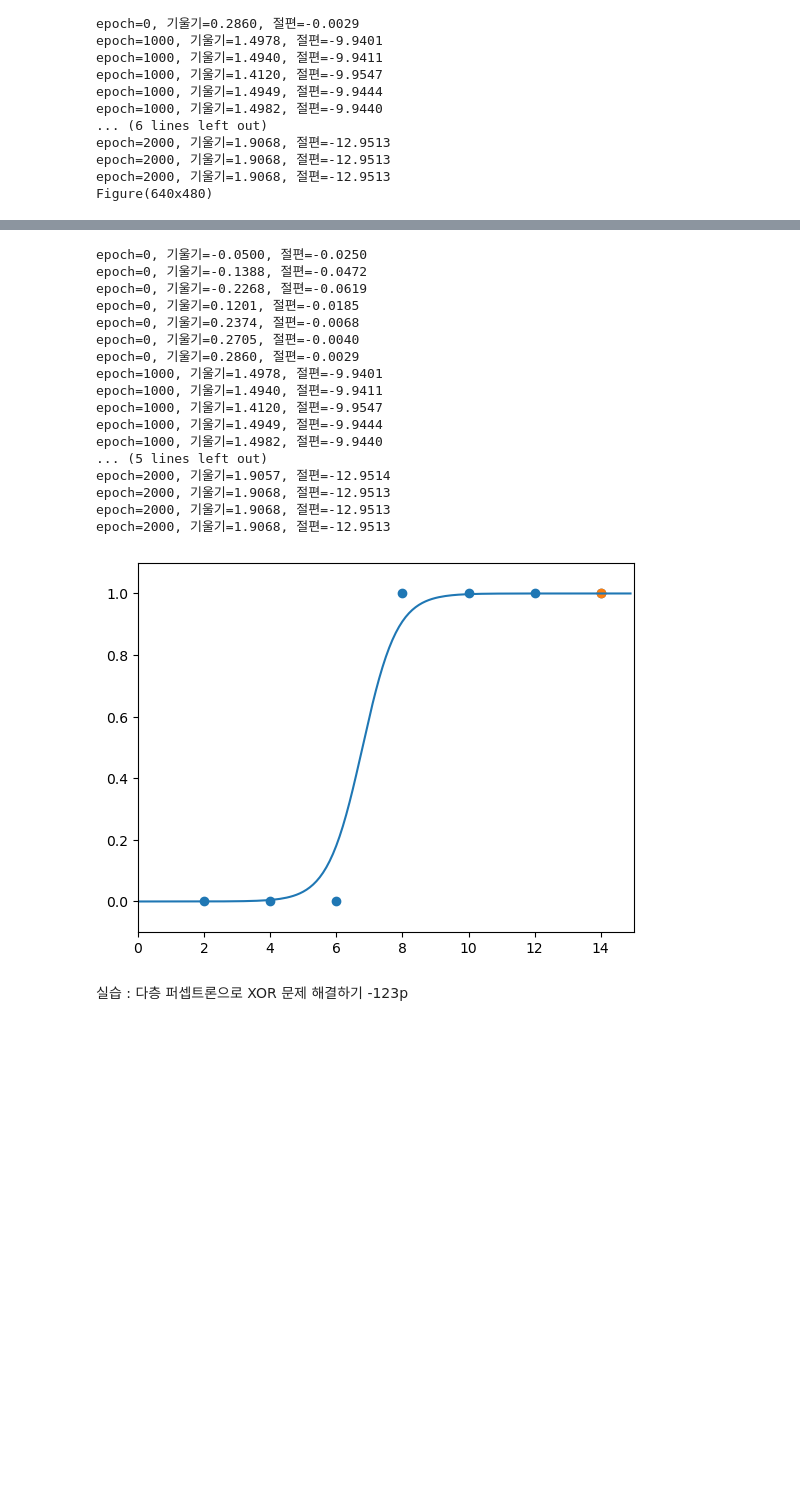
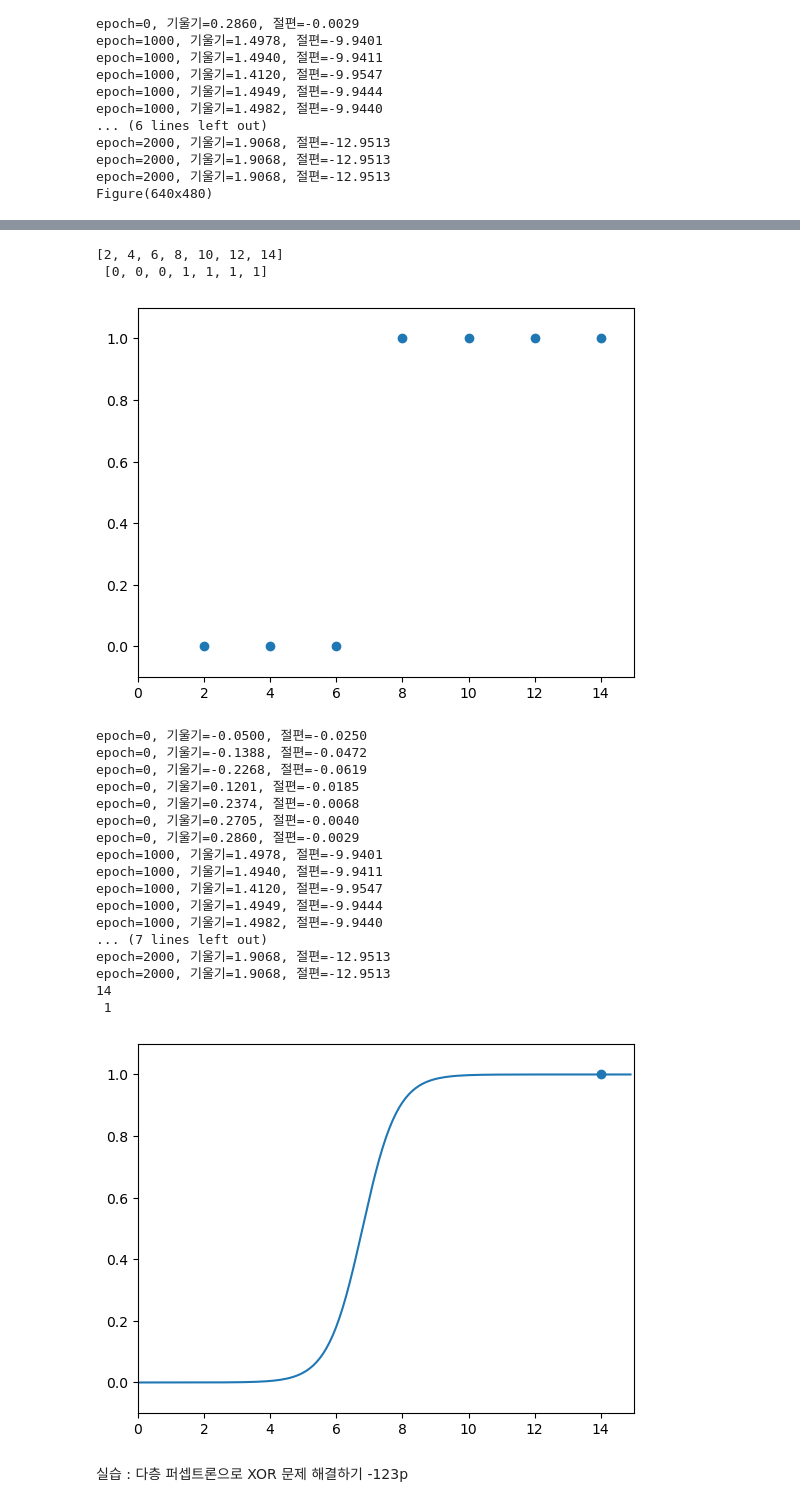
Before and after one commit to Dong-geon24/ROCKY, a Jupyter notebook: Deeplearning/과제/모두의딥러닝_과제.ipynb, the cells around one changed output, grey strips where cells are left out. Cells and saved outputs as stored; diff of their text form; code cells hidden in the pictures; blank space fills up the shorter version.

```diff
--- a/Deeplearning/과제/모두의딥러닝_과제.ipynb
+++ b/Deeplearning/과제/모두의딥러닝_과제.ipynb
@@ -104,7 +107,8 @@ MSE 최종값: 11.0
 import numpy as np
 
 #가상의 기울기 a와 y 절편 b
-fake_a_b=[3,76]
+# fake_a_b=[3,76]
+fake_a_b = [2.798,76]
 
 # x 값과 y값
 data = [[2, 81], [4, 93], [6, 91], [8, 97]]
@@ -407,10 +439,12 @@ data = [[2, 0], [4, 0], [6, 0], [8, 1], [10, 1], [12, 1], [14, 1]]
 x_data = [i[0] for i in data]
 y_data = [i[1] for i in data]
 
+print(x_data,'\n',y_data)
 #그래프로 나타내 봅니다.
 plt.scatter(x_data, y_data)
 plt.xlim(0, 15)
 plt.ylim(-.1, 1.1)
+plt.show()
 
 
 # In[4]:
@@ -418,55 +452,56 @@ plt.ylim(-.1, 1.1)
 
 # 기울기 a와 절편 b의 값을 초기화 합니다.
 a = 0
 b = 0
 
 #학습률을 정합니다.
 lr = 0.05
 
 #시그모이드 함수를 정의합니다.
 def sigmoid(x):
     return 1 / (1 + np.e ** (-x))
 
 #경사 하강법을 실행합니다.
 for i in range(2001):
     for x_data, y_data in data:
         a_diff = x_data*(sigmoid(a*x_data + b) - y_data)
         b_diff = sigmoid(a*x_data + b) - y_data
         a = a - lr * a_diff
         b = b - lr * b_diff
         if i % 1000 == 0:    # 1000번 반복될 때마다 각 x_data값에 대한 현재의 a값, b값을 출력합니다.
             print("epoch=%.f, 기울기=%.04f, 절편=%.04f" % (i, a, b))
 
-
-# In[6]:
-
+# print(x_data,'\n',y_data)
 
 # 앞서 구한 기울기와 절편을 이용해 그래프를 그려 봅니다.
 plt.scatter(x_data, y_data)
 plt.xlim(0, 15)
 plt.ylim(-.1, 1.1)
 x_range = (np.arange(0, 15, 0.1)) #그래프로 나타낼 x값의 범위를 정합니다.
-plt.plot(np.arange(0, 15, 0.1), np.array([sigmoid(a*x + b) for x in x_range]))
+plt.plot(x_range, np.array([sigmoid(a*x + b) for x in x_range]))
 plt.show()
 # %% [output]
-epoch=0, 기울기=-0.0500, 절편=-0.0250
-epoch=0, 기울기=-0.1388, 절편=-0.0472
-epoch=0, 기울기=-0.2268, 절편=-0.0619
-epoch=0, 기울기=0.1201, 절편=-0.0185
-epoch=0, 기울기=0.2374, 절편=-0.0068
-epoch=0, 기울기=0.2705, 절편=-0.0040
-epoch=0, 기울기=0.2860, 절편=-0.0029
-epoch=1000, 기울기=1.4978, 절편=-9.9401
-epoch=1000, 기울기=1.4940, 절편=-9.9411
-epoch=1000, 기울기=1.4120, 절편=-9.9547
-epoch=1000, 기울기=1.4949, 절편=-9.9444
-epoch=1000, 기울기=1.4982, 절편=-9.9440
-... (5 lines left out)
-epoch=2000, 기울기=1.9057, 절편=-12.9514
-epoch=2000, 기울기=1.9068, 절편=-12.9513
-epoch=2000, 기울기=1.9068, 절편=-12.9513
-epoch=2000, 기울기=1.9068, 절편=-12.9513
+[2, 4, 6, 8, 10, 12, 14]
+ [0, 0, 0, 1, 1, 1, 1]
-[figure, old version]
+[figure, new version]
+epoch=0, 기울기=-0.0500, 절편=-0.0250
+epoch=0, 기울기=-0.1388, 절편=-0.0472
+epoch=0, 기울기=-0.2268, 절편=-0.0619
+epoch=0, 기울기=0.1201, 절편=-0.0185
+epoch=0, 기울기=0.2374, 절편=-0.0068
+epoch=0, 기울기=0.2705, 절편=-0.0040
+epoch=0, 기울기=0.2860, 절편=-0.0029
+epoch=1000, 기울기=1.4978, 절편=-9.9401
+epoch=1000, 기울기=1.4940, 절편=-9.9411
+epoch=1000, 기울기=1.4120, 절편=-9.9547
+epoch=1000, 기울기=1.4949, 절편=-9.9444
+epoch=1000, 기울기=1.4982, 절편=-9.9440
+... (7 lines left out)
+epoch=2000, 기울기=1.9068, 절편=-12.9513
+epoch=2000, 기울기=1.9068, 절편=-12.9513
+14
+ 1
+[figure, added]
 # %% [markdown]
 실습 : 다층 퍼셉트론으로 XOR 문제 해결하기
 -123p
```
Also changed, not shown: parts of 28 cells of this notebook, 12 other files.
